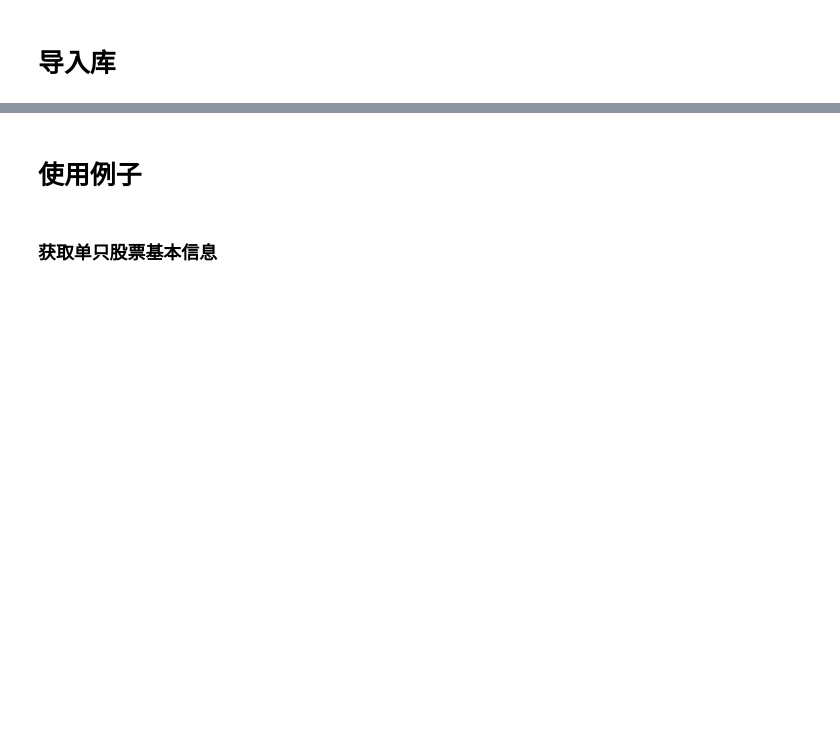
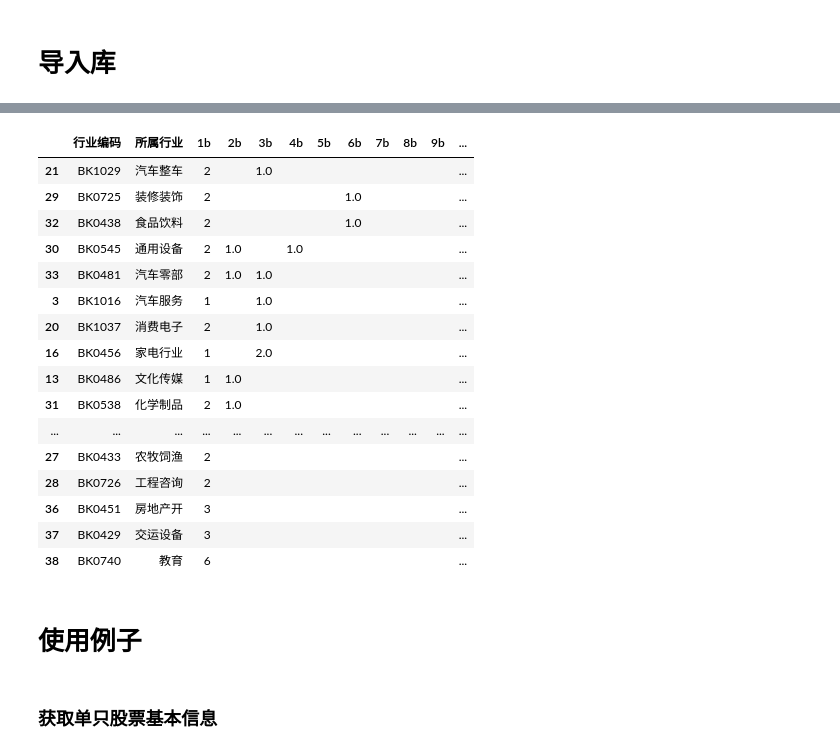
Before and after one commit to ifcheung2012/industryleader, a Jupyter notebook: stock.ipynb, the cells around one changed output, grey strips where cells are left out. Cells and saved outputs as stored; diff of their text form; code cells hidden in the pictures; blank space fills up the shorter version.

```diff
--- a/stock.ipynb
+++ b/stock.ipynb
@@ -191,3 +260,23 @@ dfres.to_excel('output3.xls')
+# %%
+ftmp
+# %% [output]
+|  | 行业编码 | 所属行业 | 1b | 2b | 3b | 4b | 5b | 6b | 7b | 8b | 9b | ... |
+| 21 | BK1029 | 汽车整车 | 2 |  | 1.0 |  |  |  |  |  |  | ... |
+| 29 | BK0725 | 装修装饰 | 2 |  |  |  |  | 1.0 |  |  |  | ... |
+| 32 | BK0438 | 食品饮料 | 2 |  |  |  |  | 1.0 |  |  |  | ... |
+| 30 | BK0545 | 通用设备 | 2 | 1.0 |  | 1.0 |  |  |  |  |  | ... |
+| 33 | BK0481 | 汽车零部 | 2 | 1.0 | 1.0 |  |  |  |  |  |  | ... |
+| 3 | BK1016 | 汽车服务 | 1 |  | 1.0 |  |  |  |  |  |  | ... |
+| 20 | BK1037 | 消费电子 | 2 |  | 1.0 |  |  |  |  |  |  | ... |
+| 16 | BK0456 | 家电行业 | 1 |  | 2.0 |  |  |  |  |  |  | ... |
+| 13 | BK0486 | 文化传媒 | 1 | 1.0 |  |  |  |  |  |  |  | ... |
+| 31 | BK0538 | 化学制品 | 2 | 1.0 |  |  |  |  |  |  |  | ... |
+| ... | ... | ... | ... | ... | ... | ... | ... | ... | ... | ... | ... | ... |
+| 27 | BK0433 | 农牧饲渔 | 2 |  |  |  |  |  |  |  |  | ... |
+| 28 | BK0726 | 工程咨询 | 2 |  |  |  |  |  |  |  |  | ... |
+| 36 | BK0451 | 房地产开 | 3 |  |  |  |  |  |  |  |  | ... |
+| 37 | BK0429 | 交运设备 | 3 |  |  |  |  |  |  |  |  | ... |
+| 38 | BK0740 | 教育 | 6 |  |  |  |  |  |  |  |  | ... |
 # %% [markdown]
 # 使用例子
 # %%
```
Also changed, not shown: parts of 5 cells of this notebook, 12 other files.
